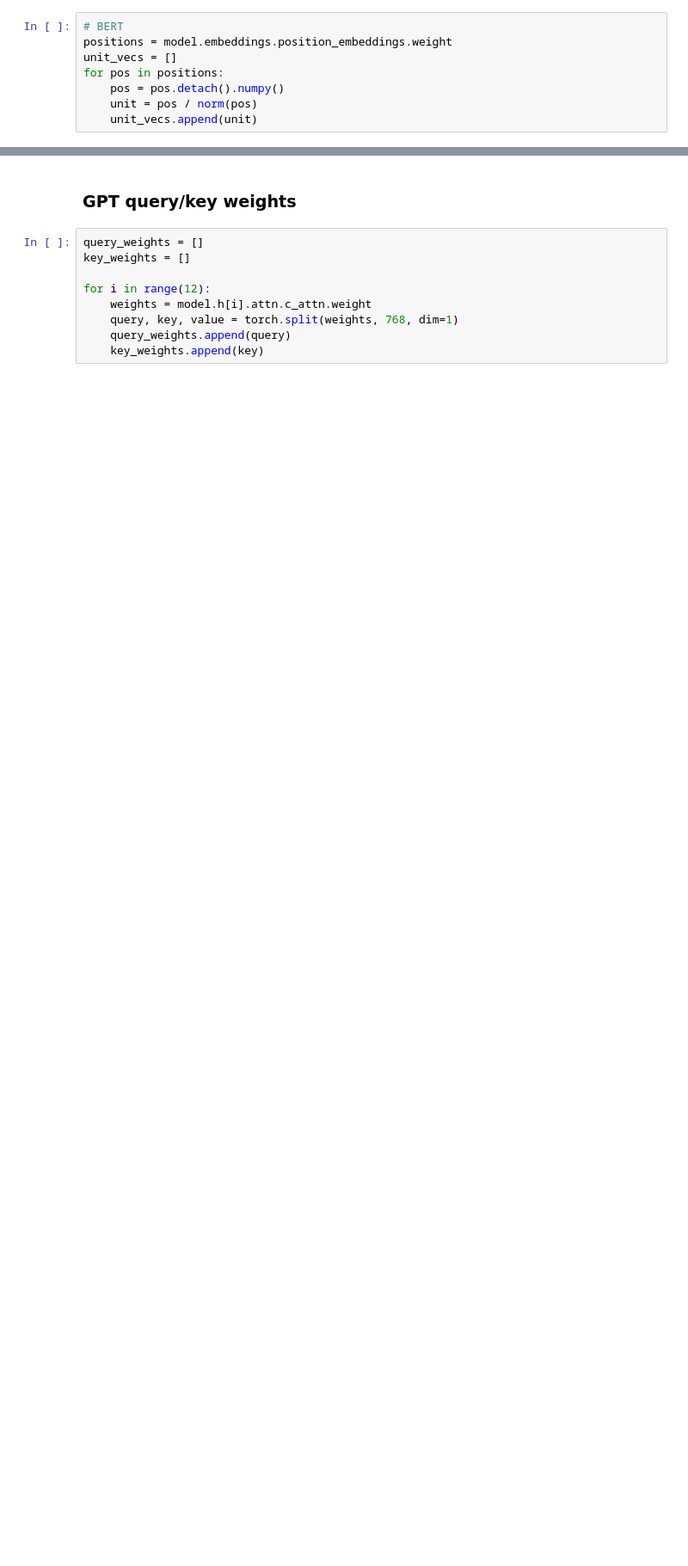
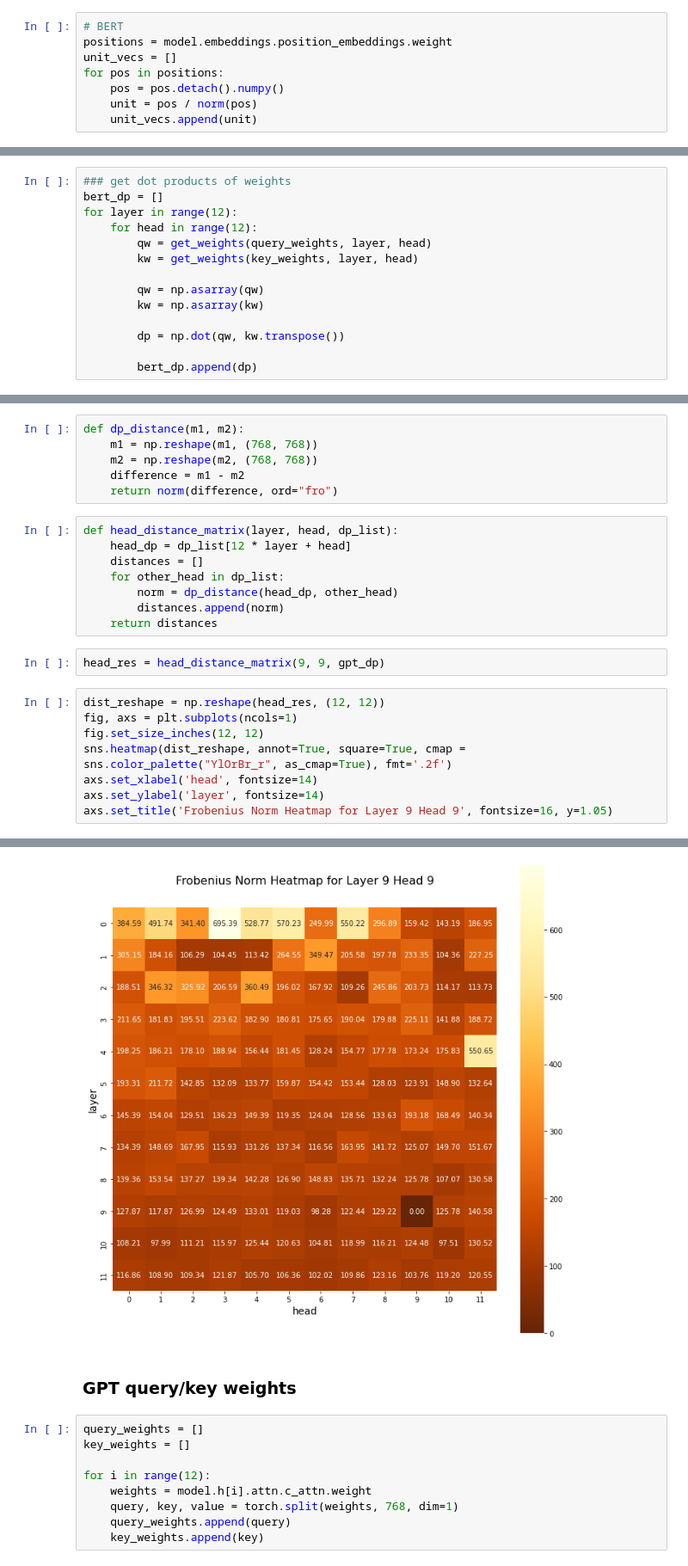
Before and after one commit to catherinesyeh/attention-exploration, a Jupyter notebook: attention.ipynb, the cells around one changed output, grey strips where cells are left out. Shown at 86% size. Saved outputs shown, nothing was run; the diff lists cells and outputs as text; blank space fills up the shorter version.

```diff
--- a/attention.ipynb
+++ b/attention.ipynb
@@ -205,0 +233,14 @@ plt.show()
+# %%
+### get dot products of weights
+bert_dp = []
+for layer in range(12):
+    for head in range(12):
+        qw = get_weights(query_weights, layer, head)
+        kw = get_weights(key_weights, layer, head)
+
+        qw = np.asarray(qw)
+        kw = np.asarray(kw)
+
+        dp = np.dot(qw, kw.transpose())
+
+        bert_dp.append(dp)
@@ -205,0 +256,25 @@ plt.show()
+# %%
+def dp_distance(m1, m2):
+    m1 = np.reshape(m1, (768, 768))
+    m2 = np.reshape(m2, (768, 768))
+    difference = m1 - m2
+    return norm(difference, ord="fro")
+# %%
+def head_distance_matrix(layer, head, dp_list):
+    head_dp = dp_list[12 * layer + head]
+    distances = []
+    for other_head in dp_list:
+        norm = dp_distance(head_dp, other_head)
+        distances.append(norm)
+    return distances
+# %%
+head_res = head_distance_matrix(9, 9, gpt_dp)
+# %%
+dist_reshape = np.reshape(head_res, (12, 12))
+fig, axs = plt.subplots(ncols=1)
+fig.set_size_inches(12, 12)
+sns.heatmap(dist_reshape, annot=True, square=True, cmap = sns.color_palette("YlOrBr_r", as_cmap=True), fmt='.2f')
+axs.set_xlabel('head', fontsize=14)
+axs.set_ylabel('layer', fontsize=14)
+axs.set_title('Frobenius Norm Heatmap for Layer 9 Head 9', fontsize=16, y=1.05)
+# %% [output]
@@ -206,3 +282,4 @@ plt.show()
+[figure, added]
 # %% [markdown]
 ### GPT query/key weights
 # %%
```
Also changed, not shown: parts of 168 cells of this notebook.
